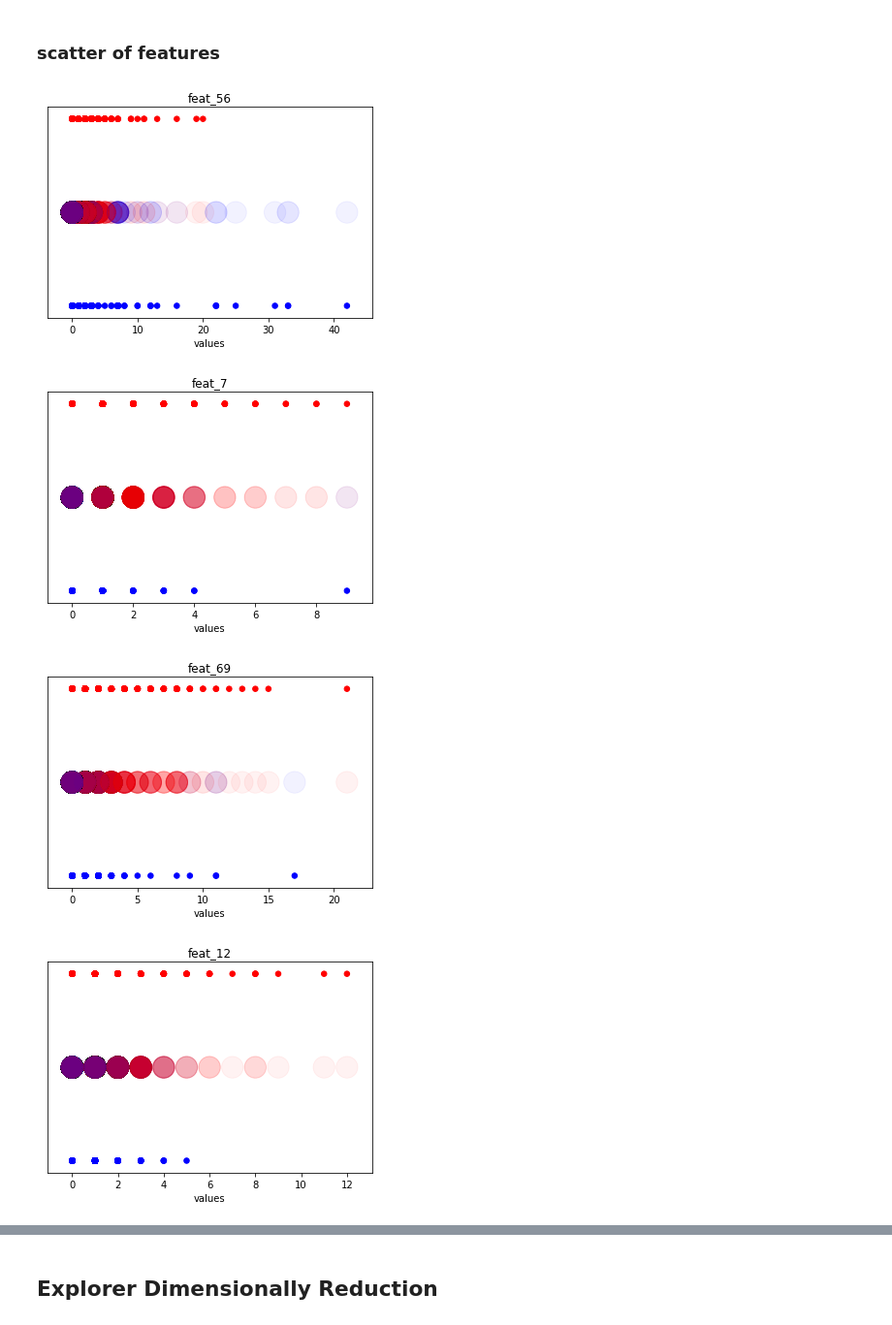
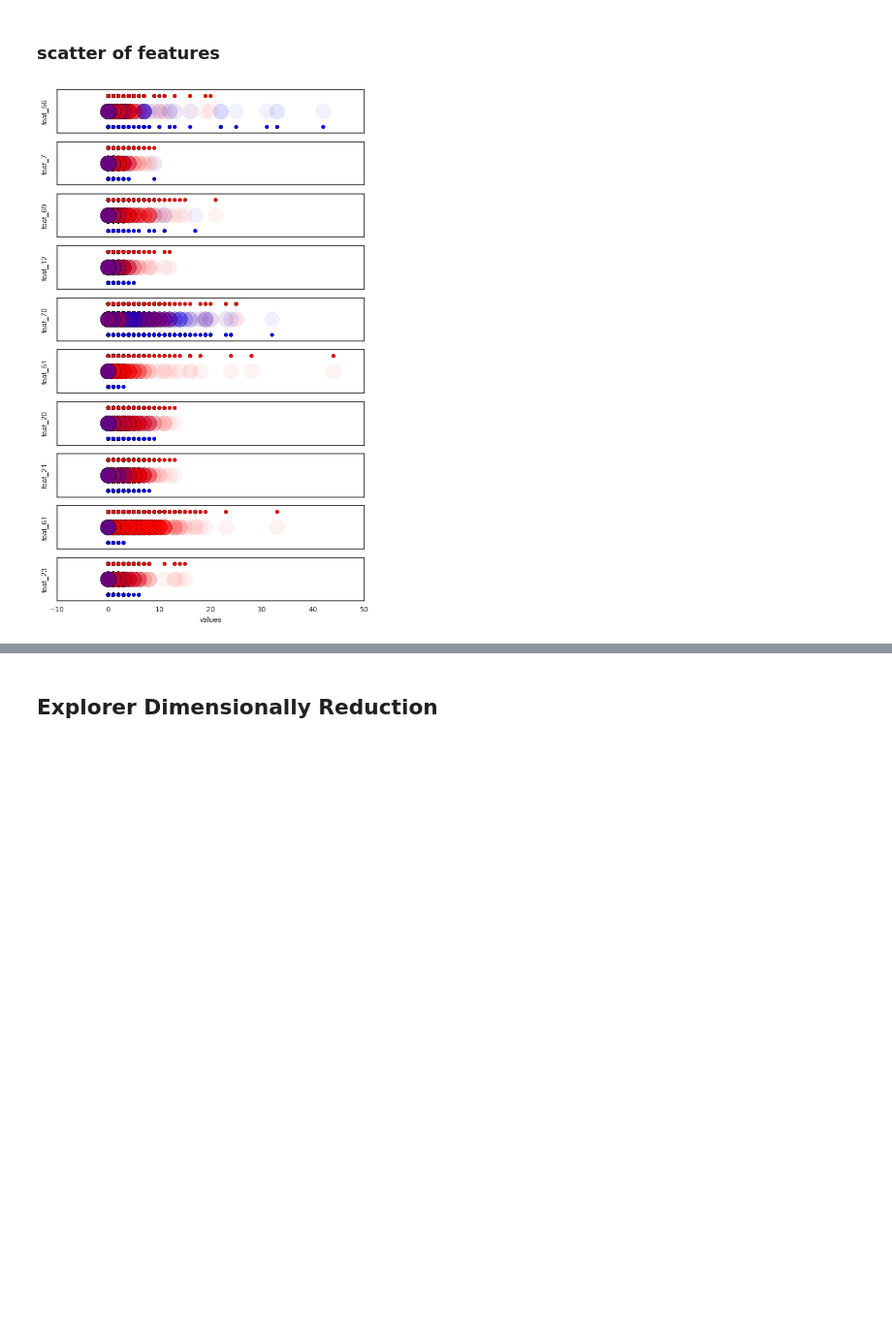
Before and after one commit to eeddaann/data-mining-project, a Jupyter notebook: Untitled.ipynb, the cells around one changed output, grey strips where cells are left out. Shown at 97% size. Cells and saved outputs as stored; diff of their text form; code cells hidden in the pictures; blank space fills up the shorter version.

Commit message:
Add correlation matrix and add subplots

```diff
--- a/Untitled.ipynb
+++ b/Untitled.ipynb
@@ -82,24 +94,29 @@ def lables2floats(y):
 # %% [markdown]
 ### scatter of features
 # %%
+f, axarr = plt.subplots(10, sharex=True)
+tmp = 0
+#plt.title('features')
 for feature in X:
-    plt.scatter(data[feature], lables2floats(y), c=lables2floats(y), s=30, cmap = "bwr")
+    axarr[tmp].scatter(data[feature], lables2floats(y), c=lables2floats(y), s=30, cmap = "bwr")
     #plt.show()
-    plt.title(feature)
-    plt.xlabel('values')
+    #axarr[i].title(feature)
+    #axarr[i].xlabel('values')
     #plt.scatter(data[col].reshape(-1, 1),[0]*len(data[col].reshape(-1, 1)),s=500,c=data[data.columns[-1]].T,alpha=0.05)
-    plt.scatter(data[feature].values.reshape(-1, 1),[0.5]*len(data[feature].values.reshape(-1, 1)),c = lables2floats(y),s=500,alpha=0.05, cmap = "bwr")
-    plt.yticks([])
-    plt.show()
+    axarr[tmp].scatter(data[feature],[0.5]*len(data),c = lables2floats(y),s=500,alpha=0.05, cmap = "bwr")
+    axarr[tmp].set_yticklabels([])
+    axarr[tmp].set_ylabel(feature)
+    tmp+=1
 
+#axarr[10].scatter(x, y)
+plt.xlabel('values')
+plt.subplots_adjust(top = 2)
+plt.show()
     #print(grouped[feature].agg([np.mean,np.std]))
     #x = np.linspace(data[feature].min(),data[feature].max(),num=100)
     #grouped[feature].plot(kind='density')
     #plt.show()
     #grouped[feature].plot.hist(alpha=0.5) #TODO: normalize - class size isn't equal
     #plt.show()
 # %% [output]
-[figure, old version]
+[figure, new version]
-[figure, removed]
-[figure, removed]
-[figure, removed]
```
Also changed, not shown: parts of 8 cells of this notebook.
